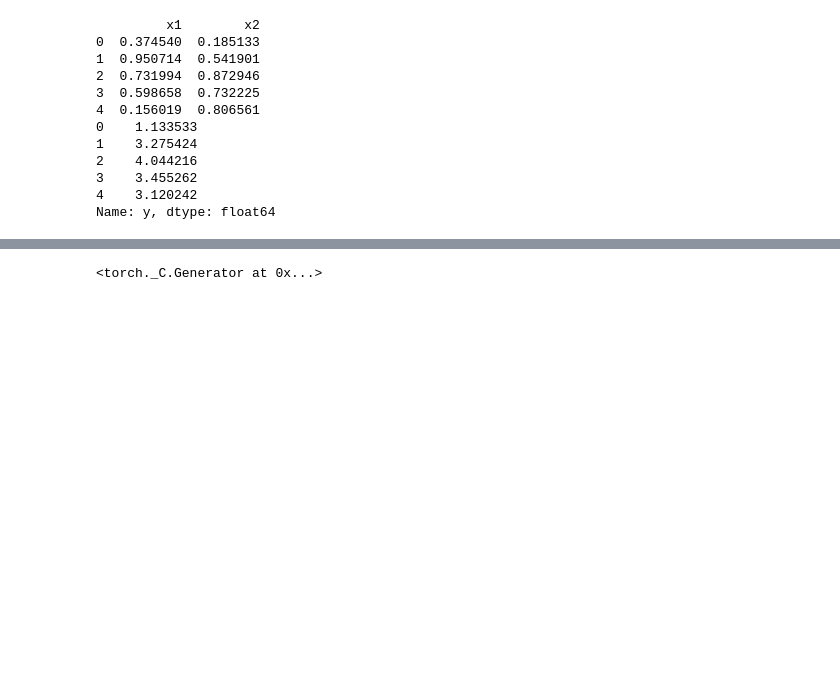
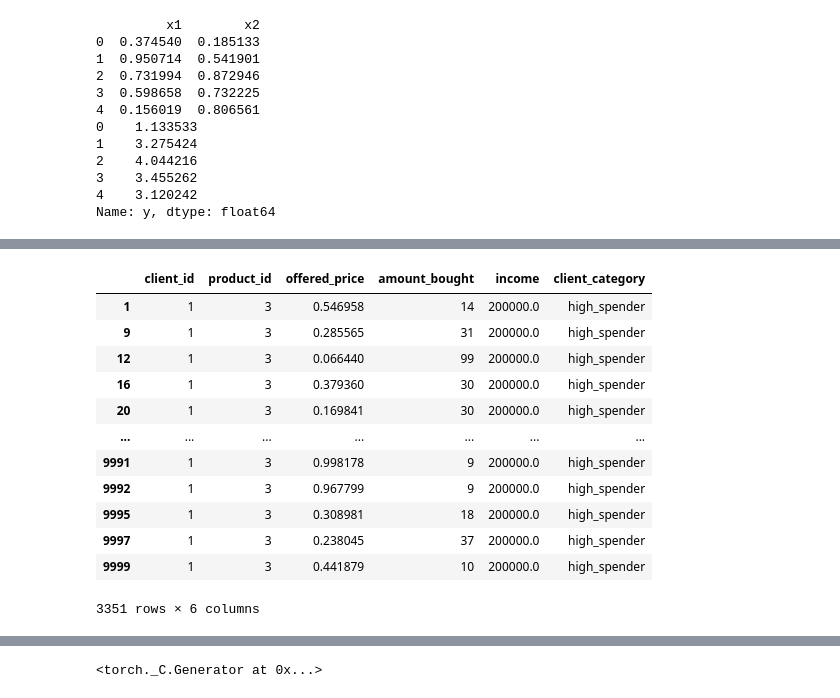
Before and after one commit to DanielLosada/DynamicPricing, a Jupyter notebook: MyImplementation/dnn.ipynb, the cells around one changed output, grey strips where cells are left out. Cells and saved outputs as stored; diff of their text form; code cells hidden in the pictures; blank space fills up the shorter version.

```diff
--- a/MyImplementation/dnn.ipynb
+++ b/MyImplementation/dnn.ipynb
@@ -182,0 +201,29 @@ amount_bought      -0.533389     NaN       1.000000
+# %%
+from sklearn.preprocessing import StandardScaler, MinMaxScaler
+
+def scale_columns_standard(df, columns_to_scale):
+    scaler = StandardScaler()
+    df[columns_to_scale] = scaler.fit_transform(df[columns_to_scale])
+    return df
+
+def scale_columns_minmax(df, columns_to_scale):
+    scaler = MinMaxScaler()
+    df[columns_to_scale] = scaler.fit_transform(df[columns_to_scale])
+    return df
+
+#scale_columns_standard(df, columns_to_use)
+scale_columns_minmax(df, numerical_features)
+# %% [output]
+|  | client_id | product_id | offered_price | amount_bought | income | client_category |
+| 1 | 1 | 3 | 0.546958 | 14 | 200000.0 | high_spender |
+| 9 | 1 | 3 | 0.285565 | 31 | 200000.0 | high_spender |
+| 12 | 1 | 3 | 0.066440 | 99 | 200000.0 | high_spender |
+| 16 | 1 | 3 | 0.379360 | 30 | 200000.0 | high_spender |
+| 20 | 1 | 3 | 0.169841 | 30 | 200000.0 | high_spender |
+| ... | ... | ... | ... | ... | ... | ... |
+| 9991 | 1 | 3 | 0.998178 | 9 | 200000.0 | high_spender |
+| 9992 | 1 | 3 | 0.967799 | 9 | 200000.0 | high_spender |
+| 9995 | 1 | 3 | 0.308981 | 18 | 200000.0 | high_spender |
+| 9997 | 1 | 3 | 0.238045 | 37 | 200000.0 | high_spender |
+| 9999 | 1 | 3 | 0.441879 | 10 | 200000.0 | high_spender |
+3351 rows × 6 columns
```
Also changed, not shown: parts of 12 cells of this notebook, 6 other files.
